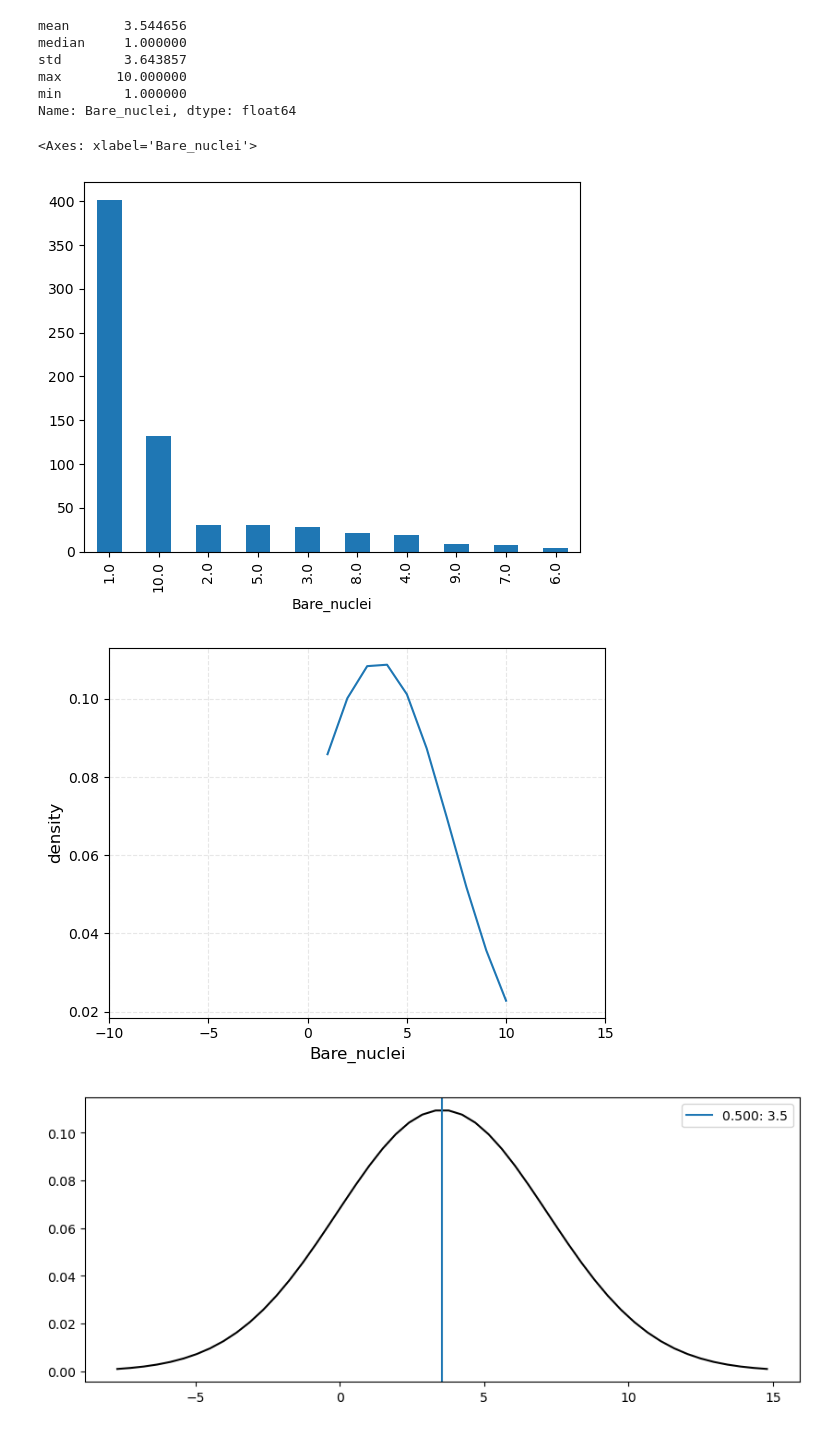
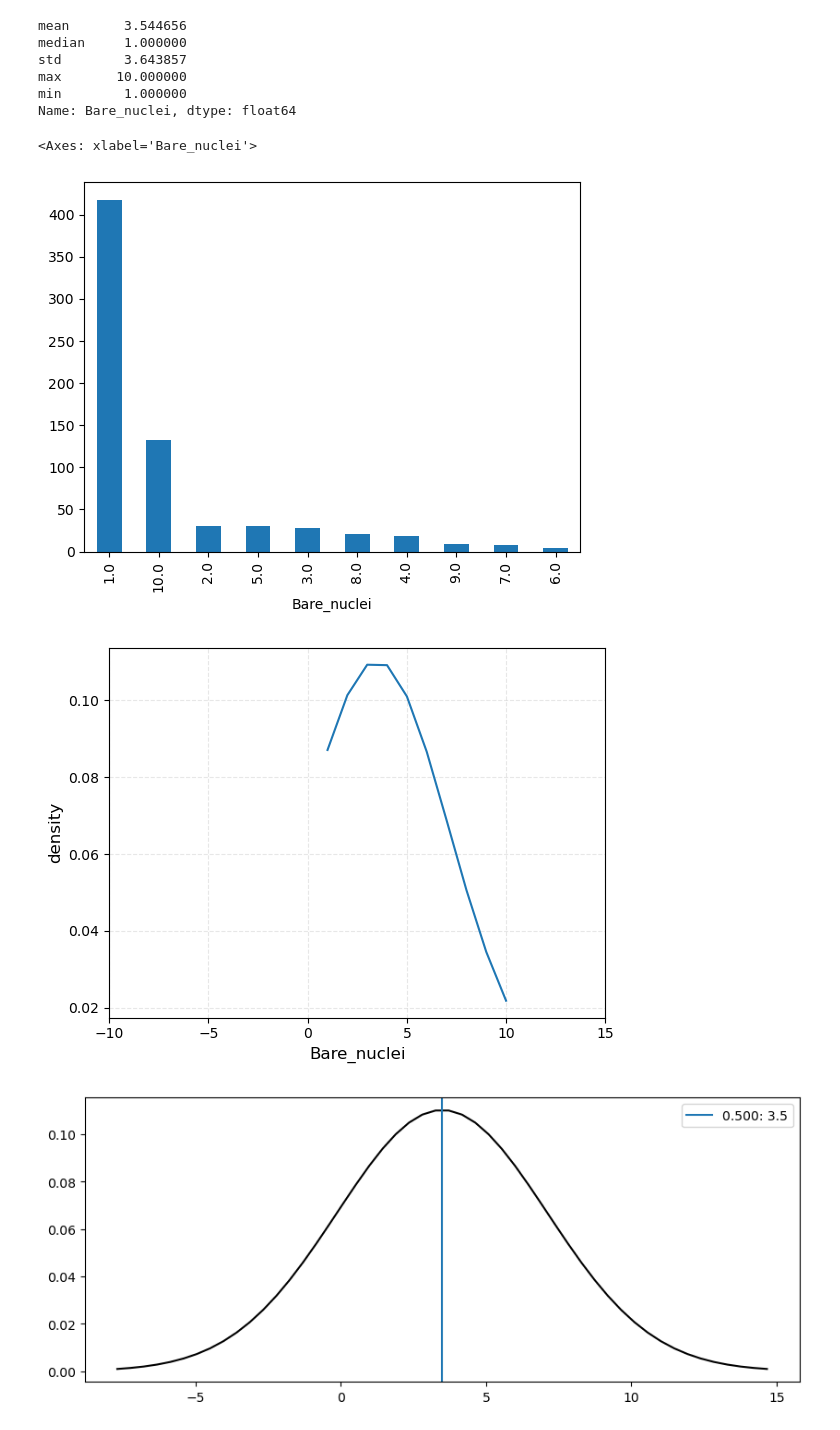
Before and after one commit to andaraiwin/NN, a Jupyter notebook: NN.ipynb, the cells around one changed output. Drawn from its saved outputs; the diff is of its cells as text; code cells hidden in the pictures.

```diff
--- a/NN.ipynb
+++ b/NN.ipynb
@@ -165,10 +185,10 @@ max       10.000000
 min        1.000000
 Name: Bare_nuclei, dtype: float64
 # %%
-data_new.Bare_nuclei.value_counts().plot(kind='bar')
+data.Bare_nuclei.value_counts().plot(kind='bar')
 # %% [output]
 <Axes: xlabel='Bare_nuclei'>
-[figure, old version]
+[figure, new version]
 # %%
 import matplotlib.pyplot as plt
 
@@ -211,7 +231,7 @@ def plot_gaussian_func(data: pd.DataFrame, attribute: str):
     ax.legend()
     plt.show()
 # %%
-plot_pdf(data_new, 'Bare_nuclei')
+plot_pdf(data, 'Bare_nuclei')
 # %% [output]
-[figure, old version]
+[figure, new version]
 # %%
```
Also changed, not shown: parts of 40 cells of this notebook, 4 other files.
